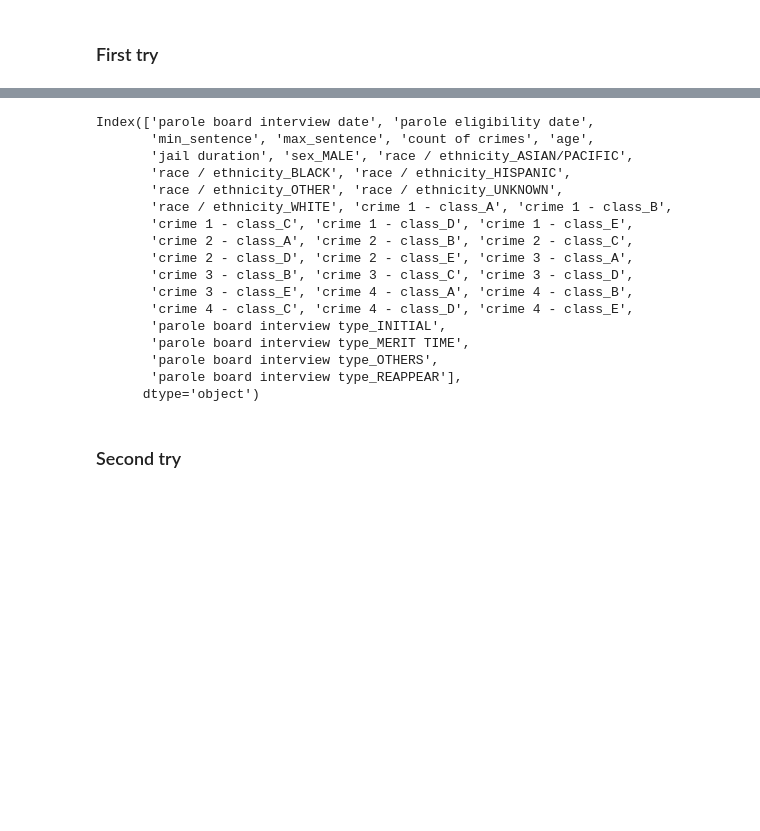
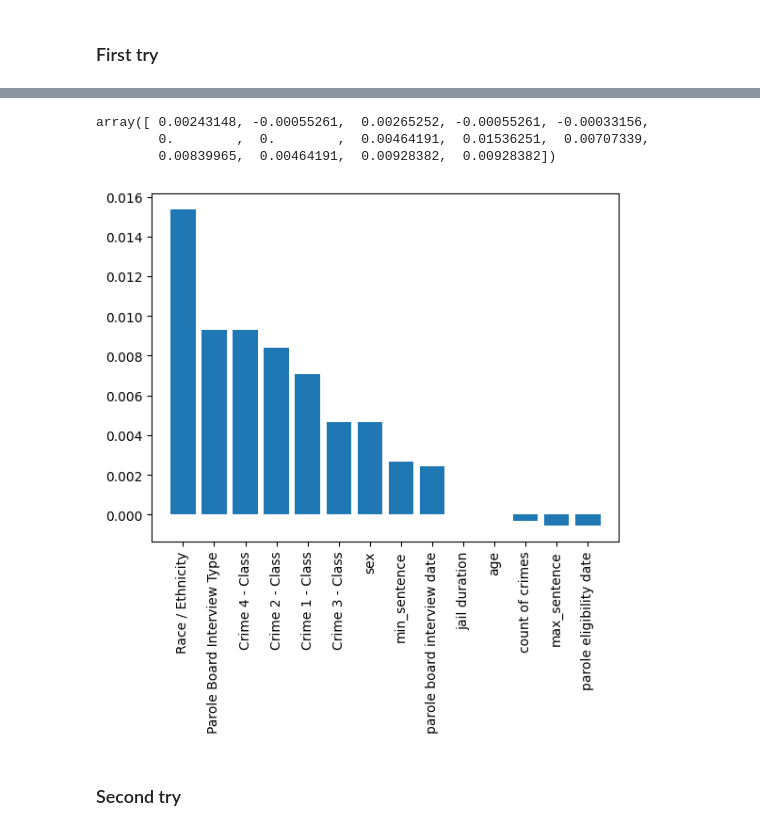
Before and after one commit to Idrissben/Interpretable-jimams, a Jupyter notebook: notebooks/step_7.ipynb, the cells around one changed output, grey strips where cells are left out. Drawn from its saved outputs; the diff is of its cells as text; code cells hidden in the pictures; blank space fills up the shorter version.

Commit message:
handle categorical data

```diff
--- a/notebooks/step_7.ipynb
+++ b/notebooks/step_7.ipynb
@@ -73,20 +59,0 @@ InvalidIndexError: (slice(None, None, None), 0)
-# %%
-X_test.columns
-# %% [output]
-Index(['parole board interview date', 'parole eligibility date',
-       'min_sentence', 'max_sentence', 'count of crimes', 'age',
-       'jail duration', 'sex_MALE', 'race / ethnicity_ASIAN/PACIFIC',
-       'race / ethnicity_BLACK', 'race / ethnicity_HISPANIC',
-       'race / ethnicity_OTHER', 'race / ethnicity_UNKNOWN',
-       'race / ethnicity_WHITE', 'crime 1 - class_A', 'crime 1 - class_B',
-       'crime 1 - class_C', 'crime 1 - class_D', 'crime 1 - class_E',
-       'crime 2 - class_A', 'crime 2 - class_B', 'crime 2 - class_C',
-       'crime 2 - class_D', 'crime 2 - class_E', 'crime 3 - class_A',
-       'crime 3 - class_B', 'crime 3 - class_C', 'crime 3 - class_D',
-       'crime 3 - class_E', 'crime 4 - class_A', 'crime 4 - class_B',
-       'crime 4 - class_C', 'crime 4 - class_D', 'crime 4 - class_E',
-       'parole board interview type_INITIAL',
-       'parole board interview type_MERIT TIME',
-       'parole board interview type_OTHERS',
-       'parole board interview type_REAPPEAR'],
-      dtype='object')
@@ -93,3 +66,54 @@ Index(['parole board interview date', 'parole eligibility date',
+# %%
+# Ensure that the data is in the correct format (NumPy arrays)
+X_test = X_test.values if isinstance(X_test, pd.DataFrame) else X_test
+y_test = y_test.values if isinstance(y_test, pd.Series) else y_test
+# %%
+feature_group = [0, 1, 2, 3, 4, 5, 6, 7, range(8, 15), range(15, 20),   # Crime 1 - Class (columns 15-19)
+    range(20, 25),   # Crime 2 - Class (columns 20-24)
+    range(25, 30),   # Crime 3 - Class (columns 25-29)
+    range(30, 35),   # Crime 4 - Class (columns 30-34)
+    range(35, 38)]
+
+
+imp_vals, imp_all = feature_importance_permutation(
+    predict_method=model_xgb.predict,
+    X=X_test,
+    y=y_test,
+    metric='accuracy',
+    num_rounds=1,
+    seed=1,
+    feature_groups=feature_group)
+
+imp_vals
+# %% [output]
+array([ 0.00243148, -0.00055261,  0.00265252, -0.00055261, -0.00033156,
+        0.        ,  0.        ,  0.00464191,  0.01536251,  0.00707339,
+        0.00839965,  0.00464191,  0.00928382,  0.00928382])
+# %%
+feature_names = [
+    'parole board interview date', 'parole eligibility date',
+       'min_sentence', 'max_sentence', 'count of crimes', 'age',
+       'jail duration', 'sex',
+    'Race / Ethnicity',
+    'Crime 1 - Class',
+    'Crime 2 - Class',
+    'Crime 3 - Class',
+    'Crime 4 - Class',
+    'Parole Board Interview Type'
+]
+
+std = np.std(imp_all, axis=1)
+indices = np.argsort(imp_vals)[::-1]
+
+plt.figure()
+plt.bar(range(len(feature_names)), imp_vals[indices],
+        yerr=std[indices])
+plt.xticks(range(len(feature_names)),
+           np.array(feature_names)[indices], rotation=90)
+plt.xlim([-1, len(feature_names)])
+plt.show()
+# %% [output]
+[figure, added]
 # %% [markdown]
 ### Second try
 # %% [markdown]
```
Also changed, not shown: parts of 3 cells of this notebook.
